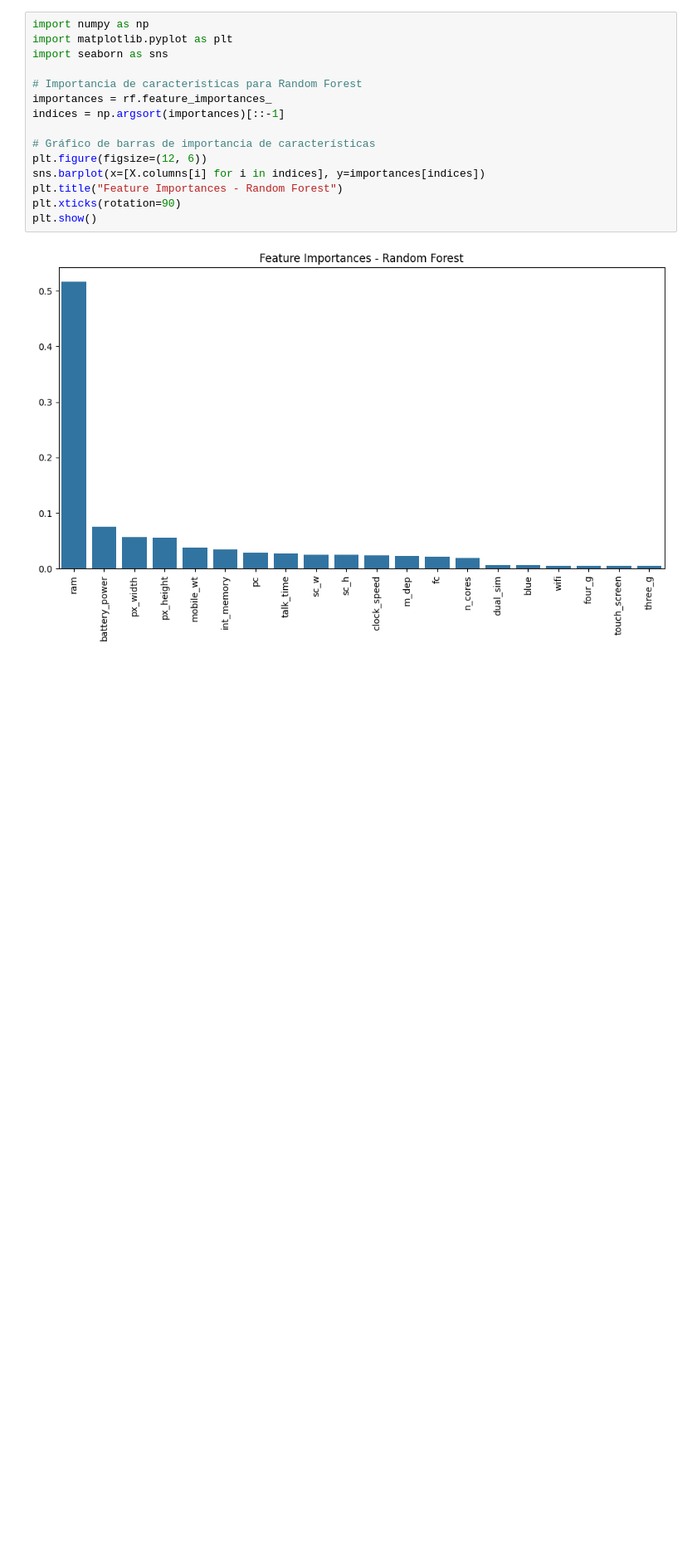
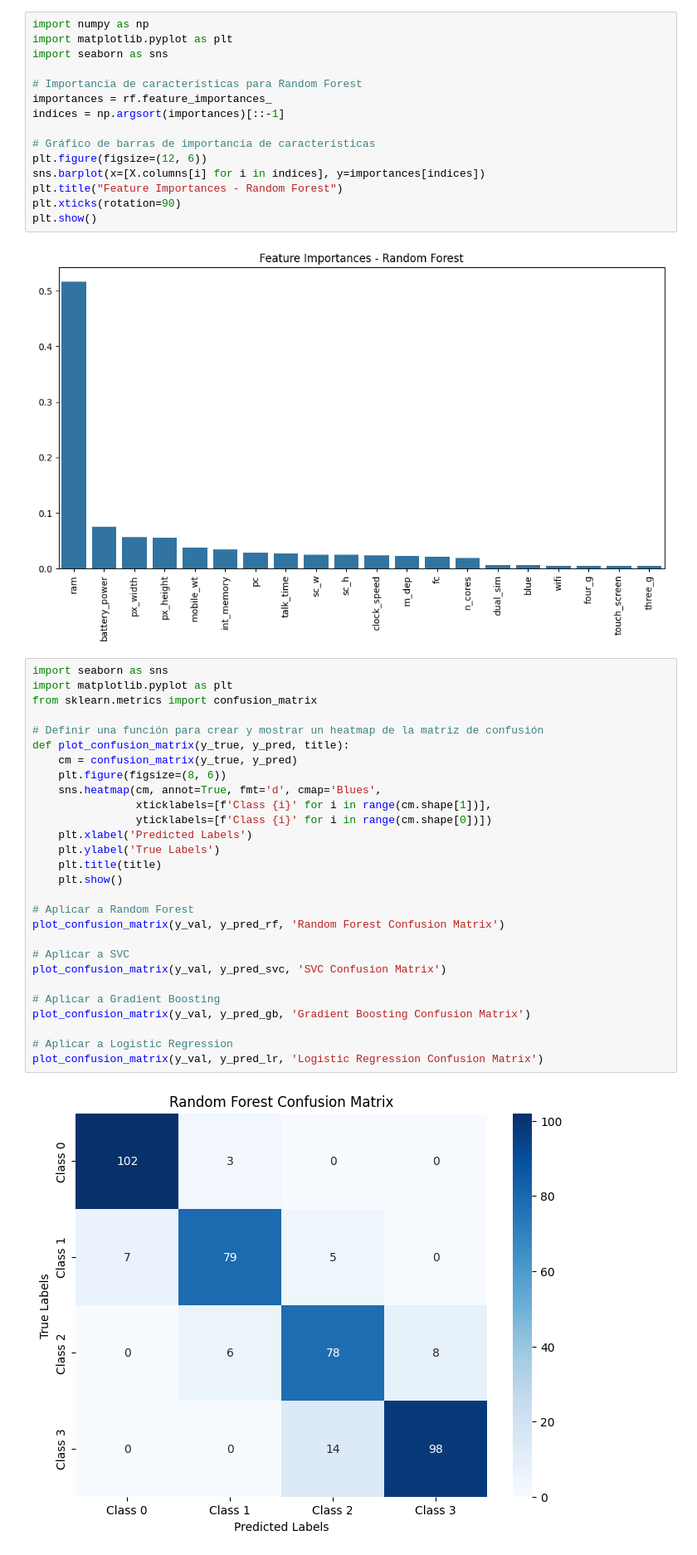
Before and after one commit to amejosecar/Work_final_ML_AC, a Jupyter notebook: Proyecto/notebooks/03_Entrenamiento_Evaluacion.ipynb, the cells around one changed output. Shown at 83% size. Saved outputs shown, nothing was run; the diff lists cells and outputs as text; blank space fills up the shorter version.

```diff
--- a/Proyecto/notebooks/03_Entrenamiento_Evaluacion.ipynb
+++ b/Proyecto/notebooks/03_Entrenamiento_Evaluacion.ipynb
@@ -224,3 +229,33 @@ plt.xticks(rotation=90)
 plt.show()
 # %% [output]
 [figure]
+# %%
+import seaborn as sns
+import matplotlib.pyplot as plt
+from sklearn.metrics import confusion_matrix
+
+# Definir una función para crear y mostrar un heatmap de la matriz de confusión
+def plot_confusion_matrix(y_true, y_pred, title):
+    cm = confusion_matrix(y_true, y_pred)
+    plt.figure(figsize=(8, 6))
+    sns.heatmap(cm, annot=True, fmt='d', cmap='Blues',
+                xticklabels=[f'Class {i}' for i in range(cm.shape[1])],
+                yticklabels=[f'Class {i}' for i in range(cm.shape[0])])
+    plt.xlabel('Predicted Labels')
+    plt.ylabel('True Labels')
+    plt.title(title)
+    plt.show()
+
+# Aplicar a Random Forest
+plot_confusion_matrix(y_val, y_pred_rf, 'Random Forest Confusion Matrix')
+
+# Aplicar a SVC
+plot_confusion_matrix(y_val, y_pred_svc, 'SVC Confusion Matrix')
+
+# Aplicar a Gradient Boosting
+plot_confusion_matrix(y_val, y_pred_gb, 'Gradient Boosting Confusion Matrix')
+
+# Aplicar a Logistic Regression
+plot_confusion_matrix(y_val, y_pred_lr, 'Logistic Regression Confusion Matrix')
+# %% [output]
+[figure, added]
```
Also changed, not shown: parts of 4 cells of this notebook, 3 other files.
